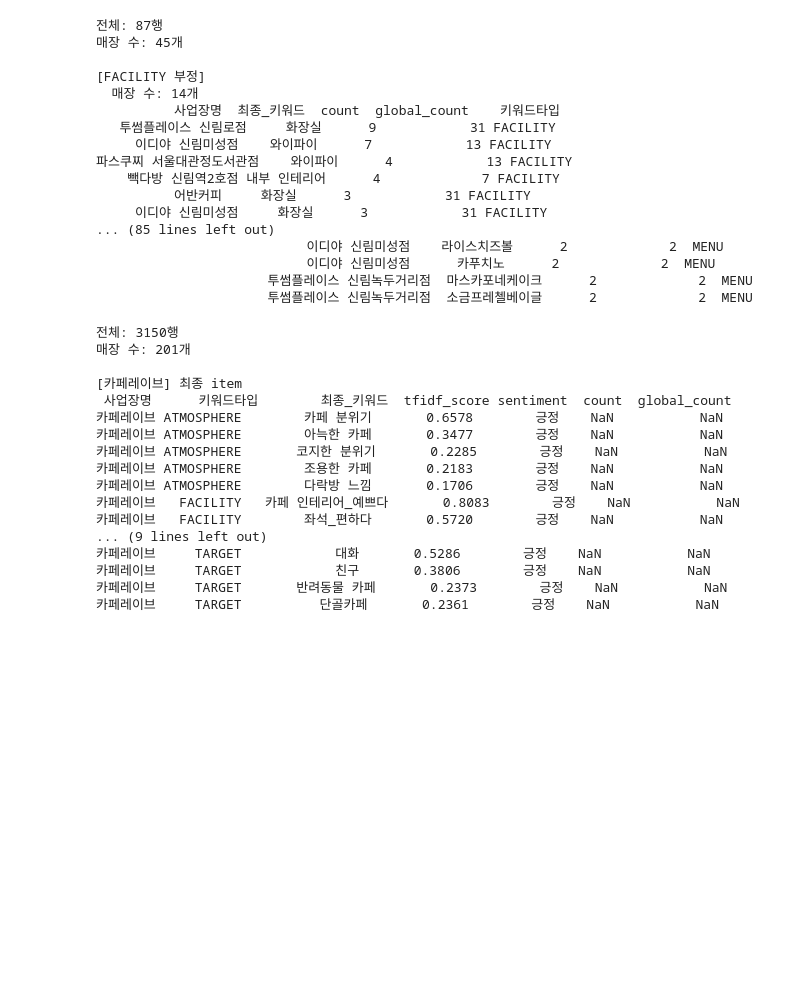
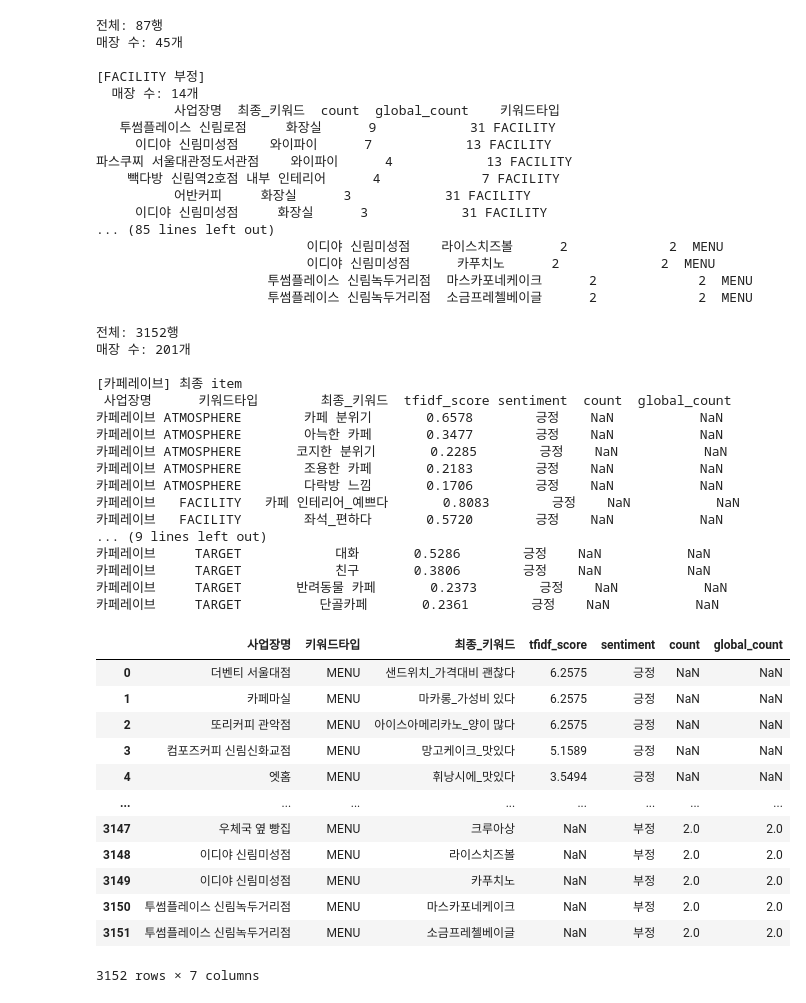
Before and after one commit to east-right/rule_cafe_recomendation, a Jupyter notebook: data_preprocessing/item_preprocessing.ipynb, the cells around one changed output. Cells and saved outputs as stored; diff of their text form; code cells hidden in the pictures; blank space fills up the shorter version.

```diff
--- a/data_preprocessing/item_preprocessing.ipynb
+++ b/data_preprocessing/item_preprocessing.ipynb
@@ -1003,7 +1003,7 @@ MIN_TOTAL = 10
 target_types = ['MENU', 'FACILITY', 'ATMOSPHERE', 'TARGET']
 
 # MENU 포괄어 제외
-MENU_STOPWORDS = {'커피', '음료', '디저트', '빵', '푸드', '주류', '케이크'}
+MENU_STOPWORDS = {'커피', '음료', '디저트', '빵', '푸드', '주류'}
 
 # ── STEP 1. 키워드 생성 ───────────────────────────────────────────
 def make_keyword(row):
@@ -1272,7 +1273,7 @@ print(
     .to_string(index=False)
 )
 # %% [output]
-전체: 3150행
+전체: 3152행
 매장 수: 201개
 
 [카페레이브] 최종 item
@@ -1295,0 +1295,16 @@ df_store_items_fi.to_csv('../data/market_item.csv',index=False, encoding="utf-8-
+# %%
+df_store_items
+# %% [output]
+|  | 사업장명 | 키워드타입 | 최종_키워드 | tfidf_score | sentiment | count | global_count |
+| 0 | 더벤티 서울대점 | MENU | 샌드위치_가격대비 괜찮다 | 6.2575 | 긍정 | NaN | NaN |
+| 1 | 카페마실 | MENU | 마카롱_가성비 있다 | 6.2575 | 긍정 | NaN | NaN |
+| 2 | 또리커피 관악점 | MENU | 아이스아메리카노_양이 많다 | 6.2575 | 긍정 | NaN | NaN |
+| 3 | 컴포즈커피 신림신화교점 | MENU | 망고케이크_맛있다 | 5.1589 | 긍정 | NaN | NaN |
+| 4 | 엣홈 | MENU | 휘낭시에_맛있다 | 3.5494 | 긍정 | NaN | NaN |
+| ... | ... | ... | ... | ... | ... | ... | ... |
+| 3147 | 우체국 옆 빵집 | MENU | 크루아상 | NaN | 부정 | 2.0 | 2.0 |
+| 3148 | 이디야 신림미성점 | MENU | 라이스치즈볼 | NaN | 부정 | 2.0 | 2.0 |
+| 3149 | 이디야 신림미성점 | MENU | 카푸치노 | NaN | 부정 | 2.0 | 2.0 |
+| 3150 | 투썸플레이스 신림녹두거리점 | MENU | 마스카포네케이크 | NaN | 부정 | 2.0 | 2.0 |
+| 3151 | 투썸플레이스 신림녹두거리점 | MENU | 소금프레첼베이글 | NaN | 부정 | 2.0 | 2.0 |
+3152 rows × 7 columns
```
Also changed, not shown: parts of 5 cells of this notebook.
